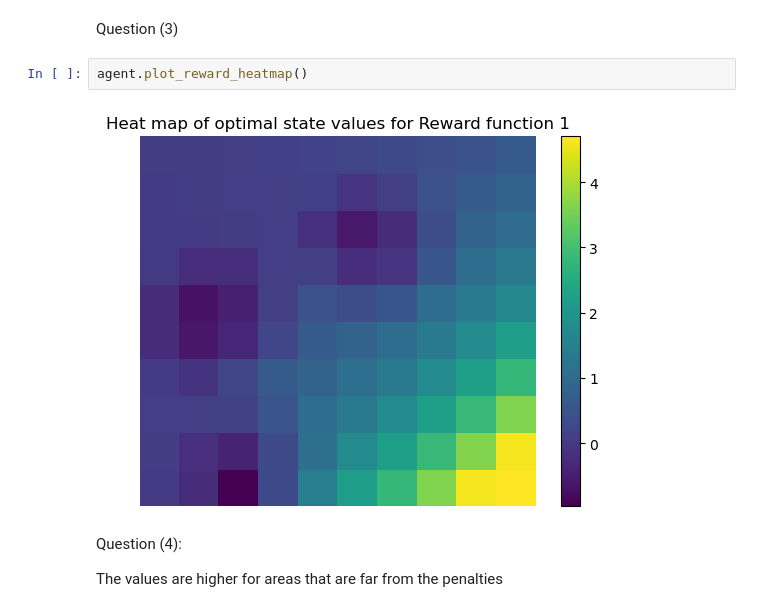
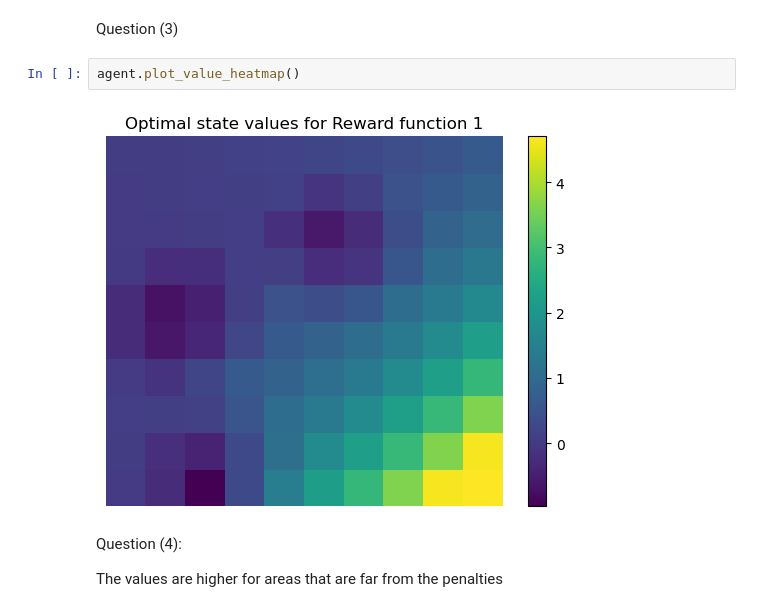
Before and after one commit to hershey890/ece232e, a Jupyter notebook: ece232proj3.ipynb, the cells around one changed output. Saved outputs shown, nothing was run; the diff lists cells and outputs as text.

```diff
--- a/ece232proj3.ipynb
+++ b/ece232proj3.ipynb
@@ -391,9 +433,9 @@ agent.plot_value_matrix()
 # %% [markdown]
 Question (3)
 # %%
-agent.plot_reward_heatmap()
+agent.plot_value_heatmap()
 # %% [output]
-[figure, old version]
+[figure, new version]
 # %% [markdown]
 Question (4):
 
```
Also changed, not shown: parts of 33 cells of this notebook.
